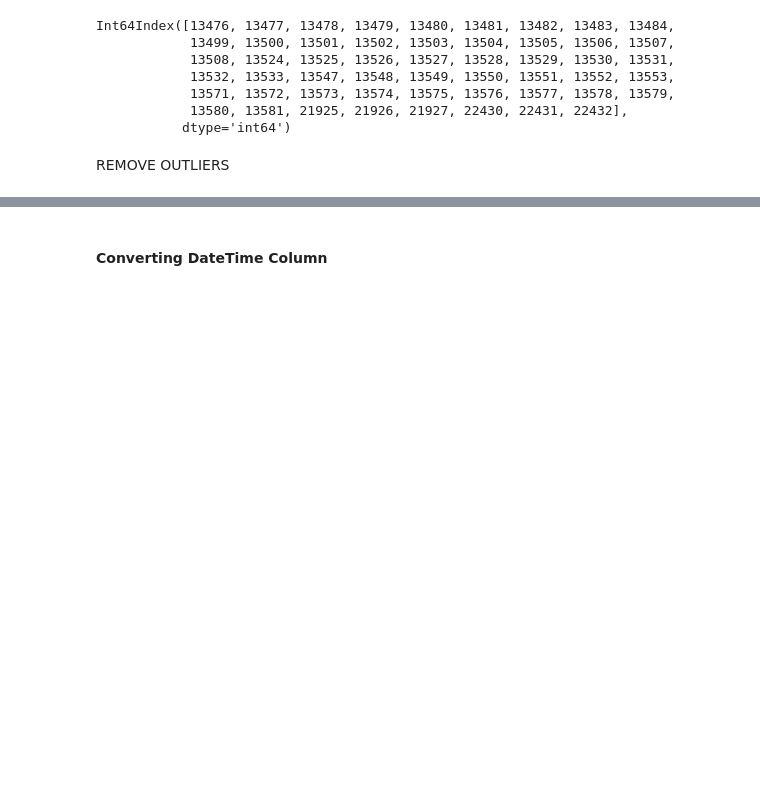
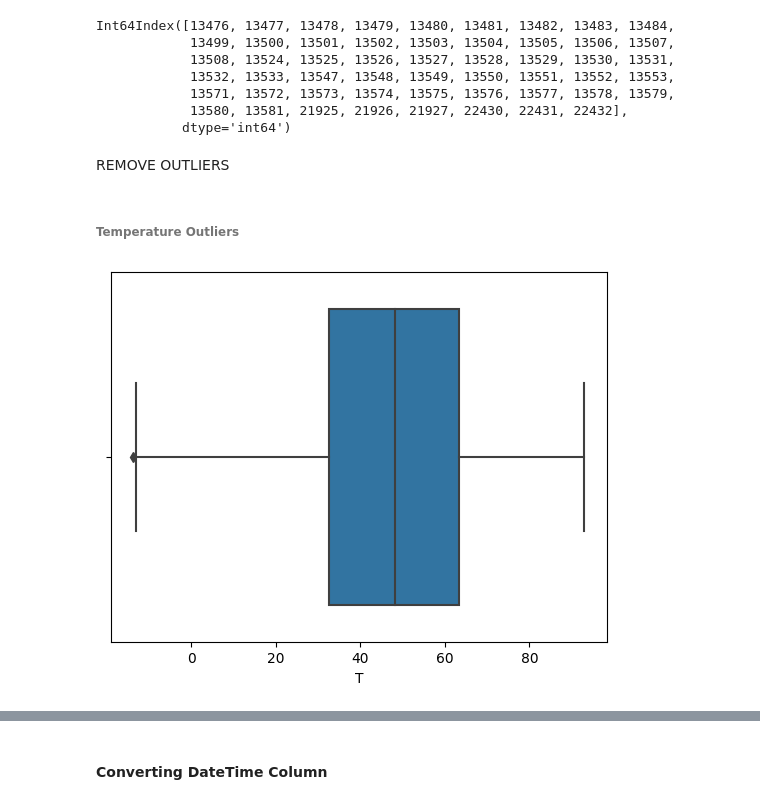
Before and after one commit to tassiogomes/MINDD-ISEP, a Jupyter notebook: Project2_v1.ipynb, the cells around one changed output, grey strips where cells are left out. Cells and saved outputs as stored; diff of their text form; code cells hidden in the pictures; blank space fills up the shorter version.

```diff
--- a/Project2_v1.ipynb
+++ b/Project2_v1.ipynb
@@ -147,0 +150,10 @@ Int64Index([13476, 13477, 13478, 13479, 13480, 13481, 13482, 13483, 13484,
+# %% [markdown]
+###### Temperature Outliers
+# %%
+import seaborn as sns
+import matplotlib.pyplot as plt
+
+sns.boxplot(x=df['T'])
+plt.show()
+# %% [output]
+[figure, added]
```
Also changed, not shown: parts of 9 cells of this notebook.
